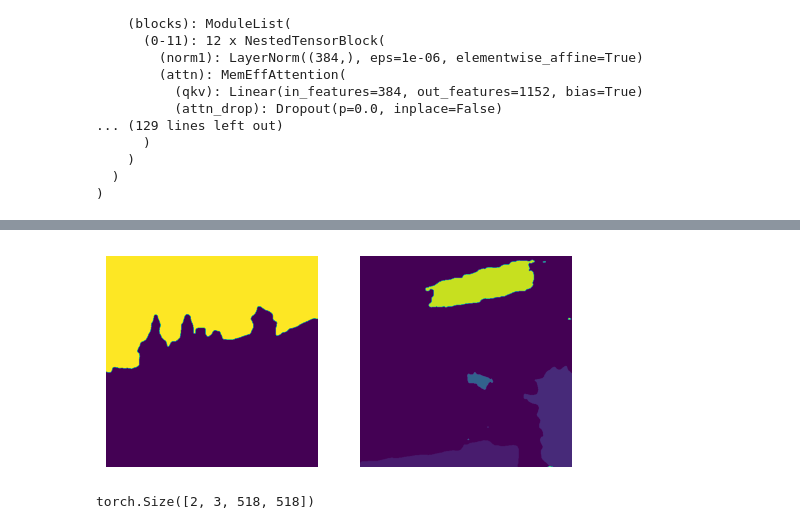
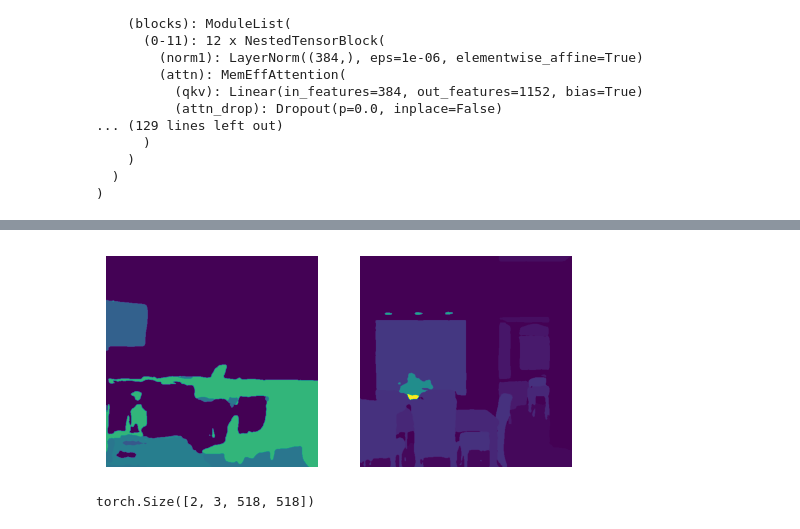
Before and after one commit to SMATousi/UnimatchV2_ViGIR, a Jupyter notebook: Regularity_Test.ipynb, the cells around one changed output, grey strips where cells are left out. Saved outputs shown, nothing was run; the diff lists cells and outputs as text; code cells hidden in the pictures.

```diff
--- a/Regularity_Test.ipynb
+++ b/Regularity_Test.ipynb
@@ -231,7 +231,7 @@ show_images(mask_x.cpu().unsqueeze(1))
 # %%
-show_images(pred_x_noisy_latent.argmax(1).detach().cpu().unsqueeze(1))
+show_images(pred_x.argmax(1).detach().cpu().unsqueeze(1))
 # %% [output]
-[figure, old version]
+[figure, new version]
 # %%
 img_x.size()
 # %% [output]
```
Also changed, not shown: parts of 3 cells of this notebook.
